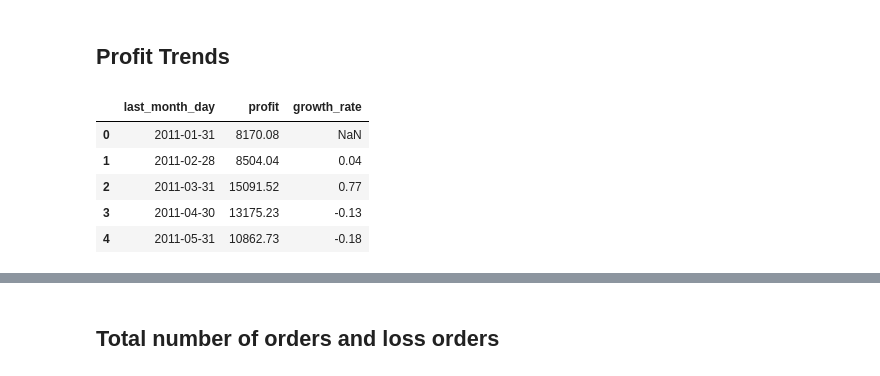
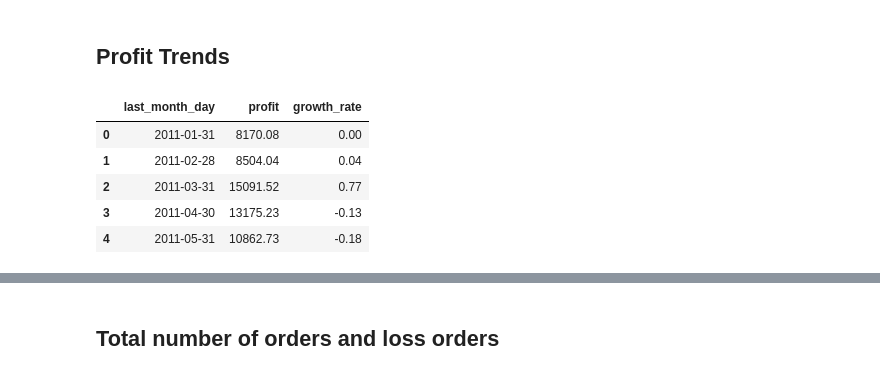
Before and after one commit to annugit1655/Global-Superstore-Project, a Jupyter notebook: notebooks/order-return-sales-analysis.ipynb, the cells around one changed output, grey strips where cells are left out. Saved outputs shown, nothing was run; the diff lists cells and outputs as text; code cells hidden in the pictures.

```diff
--- a/notebooks/order-return-sales-analysis.ipynb
+++ b/notebooks/order-return-sales-analysis.ipynb
@@ -658,21 +658,22 @@ plt.show()
 # %%
 # Compute last day of month for each order date
 order_merged['last_month_day'] = order_merged['order_date'] + pd.offsets.MonthEnd(0)
 # Aggregate profit by 'last_month_day' (excluding returns)
 monthly = (
     order_merged[order_merged['returned']==False]
     .groupby(['last_month_day'])
     .agg(
         {'profit': 'sum'}
         )
         ).reset_index().sort_values(by='last_month_day').round(2)
 
 # Compute month-over-month profit growth
 monthly['growth_rate'] = monthly['profit'].pct_change().round(2)
+monthly['growth_rate'] = monthly['growth_rate'].fillna(0)
 display(monthly.head())
 # %% [output]
 |  | last_month_day | profit | growth_rate |
-| 0 | 2011-01-31 | 8170.08 | NaN |
+| 0 | 2011-01-31 | 8170.08 | 0.00 |
 | 1 | 2011-02-28 | 8504.04 | 0.04 |
 | 2 | 2011-03-31 | 15091.52 | 0.77 |
 | 3 | 2011-04-30 | 13175.23 | -0.13 |
```
Also changed, not shown: parts of 3 cells of this notebook.
